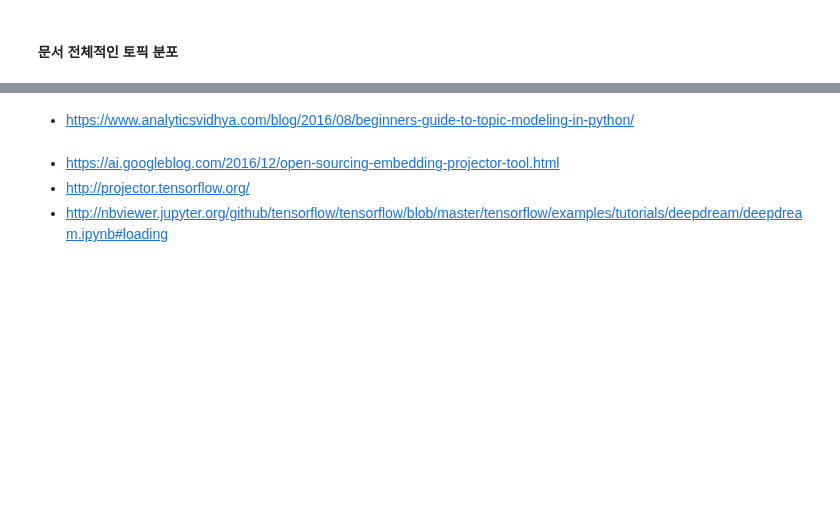
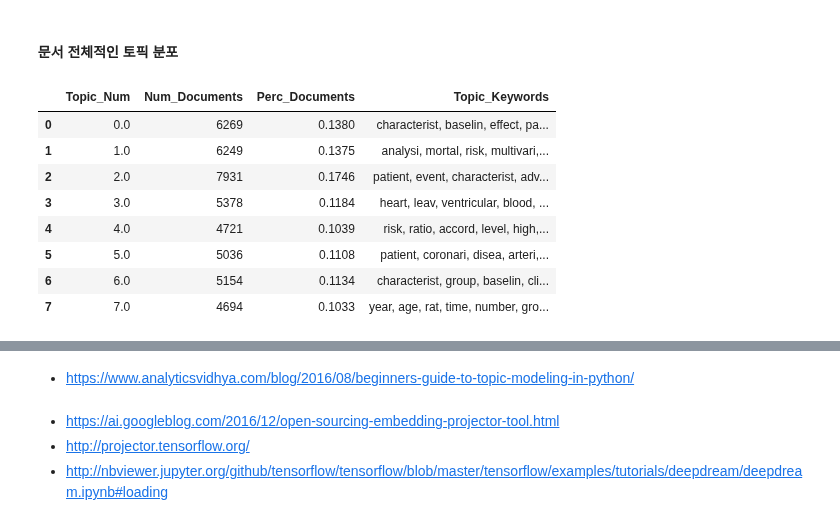
Before and after one commit to joyce04/NLP_N_Graph, a Jupyter notebook: LDA_title_trigram.ipynb, the cells around one changed output, grey strips where cells are left out. Saved outputs shown, nothing was run; the diff lists cells and outputs as text; code cells hidden in the pictures; blank space fills up the shorter version.

```diff
--- a/LDA_title_trigram.ipynb
+++ b/LDA_title_trigram.ipynb
@@ -694,20 +879,30 @@ df_topic_sents_keywords_mallet.head(5)
 # %%
 pd.set_option('display.max_colwidth', -1)
 
 topic_counts = df_topic_sents_mallet['Topic_Num'].value_counts()
 topic_contribution = round(topic_counts/topic_counts.sum(), 4)
 
 topic_num_keywords = df_topic_sents_mallet[['Topic_Num', 'Topic_Keywords']]
 
 df_dominant_topics = pd.concat([topic_counts, topic_contribution], axis=1)
 df_dominant_topics.reset_index(level=0, inplace=True)
-df_dominant_topics.columns = ['Dominant_Topic', 'Num_Documents', 'Perc_Documents']
+df_dominant_topics.columns = ['Topic_Num', 'Num_Documents', 'Perc_Documents']
 df_dominant_topics = df_dominant_topics.merge(topic_num_keywords.drop_duplicates(), on='Topic_Num')
-df_dominant_topics = df_dominant_topics.sort_values('Dominant_Topic')
+df_dominant_topics = df_dominant_topics.sort_values('Topic_Num')
 
 df_dominant_topics.reset_index(drop = True, inplace = True)
 df_dominant_topics.to_html(directory+'/mallet_distribution.html', index=False)
-df_dominant_topics.head(optimal_topic_num)
+df_dominant_topics.head(max_coherence_topic_num)
+# %% [output]
+|  | Topic_Num | Num_Documents | Perc_Documents | Topic_Keywords |
+| 0 | 0.0 | 6269 | 0.1380 | characterist, baselin, effect, pa... |
+| 1 | 1.0 | 6249 | 0.1375 | analysi, mortal, risk, multivari,... |
+| 2 | 2.0 | 7931 | 0.1746 | patient, event, characterist, adv... |
+| 3 | 3.0 | 5378 | 0.1184 | heart, leav, ventricular, blood, ... |
+| 4 | 4.0 | 4721 | 0.1039 | risk, ratio, accord, level, high,... |
+| 5 | 5.0 | 5036 | 0.1108 | patient, coronari, disea, arteri,... |
+| 6 | 6.0 | 5154 | 0.1134 | characterist, group, baselin, cli... |
+| 7 | 7.0 | 4694 | 0.1033 | year, age, rat, time, number, gro... |
 # %%
 topic_counts = df_topic_sents_keywords_tfidf['Dominant_Topic'].value_counts()
 topic_contribution = round(topic_counts/topic_counts.sum(), 4)
```
Also changed, not shown: parts of 24 cells of this notebook.
